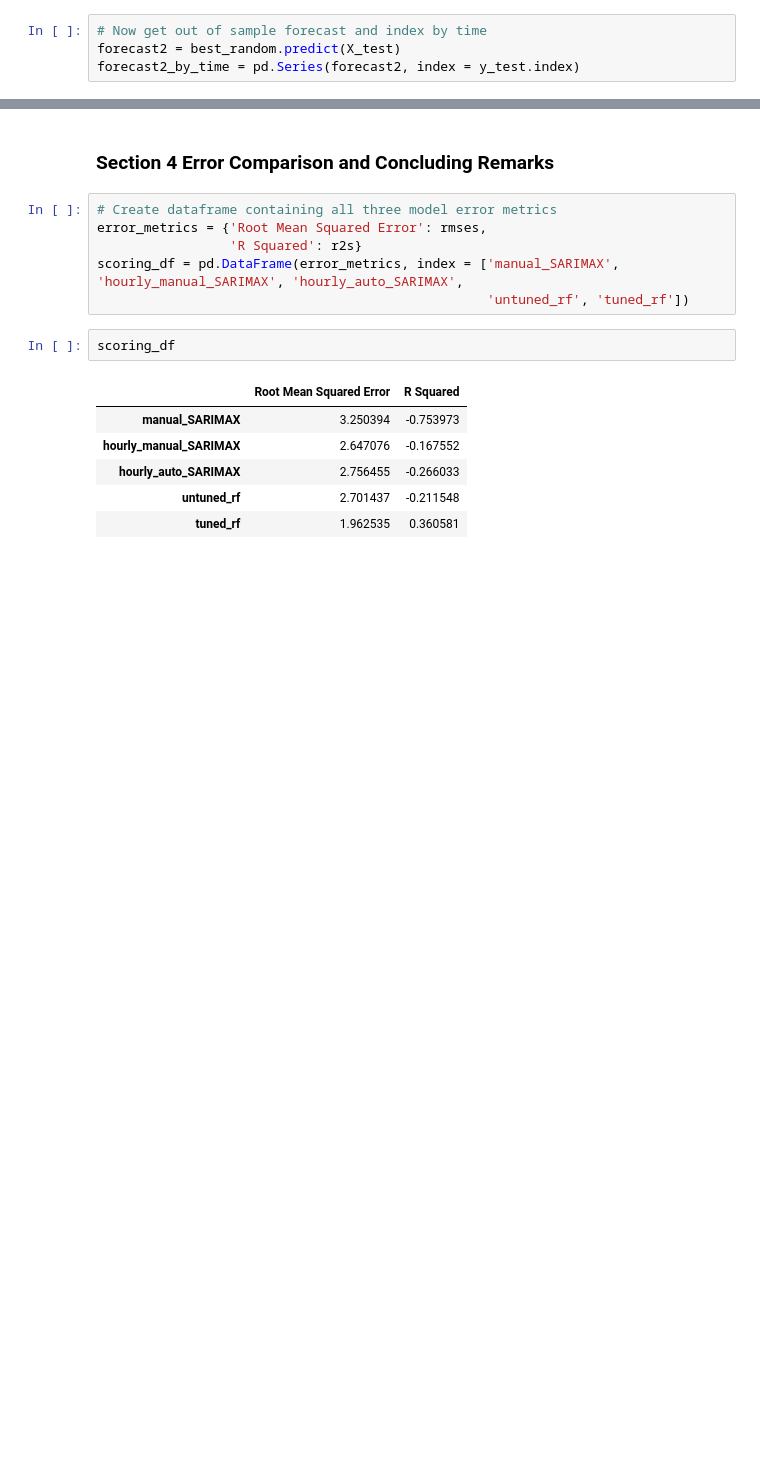
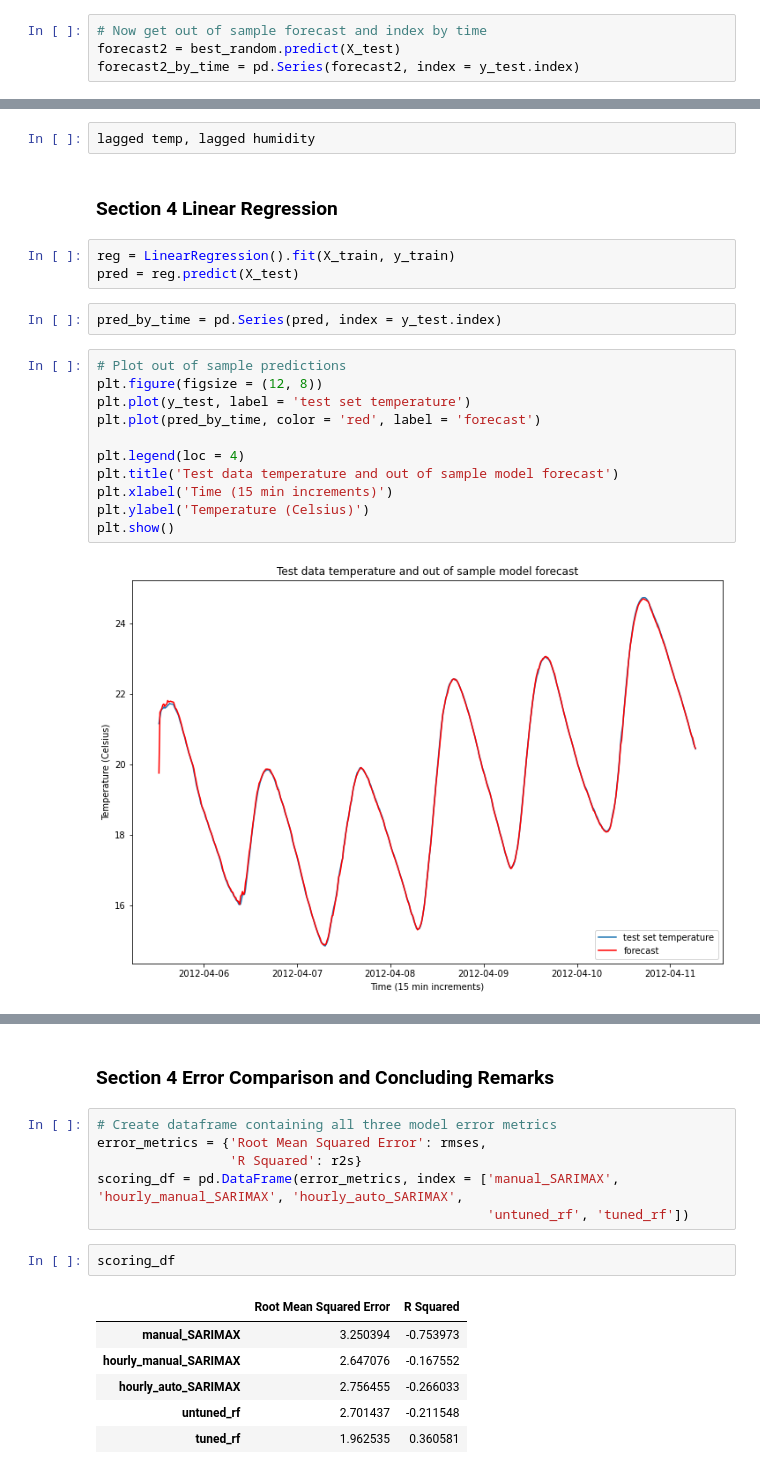
Before and after one commit to Caveexplorer/Home-Temperature-Time-Series-Forecasting, a Jupyter notebook: Notebooks/Modeling.ipynb, the cells around one changed output, grey strips where cells are left out. Saved outputs shown, nothing was run; the diff lists cells and outputs as text; blank space fills up the shorter version.

```diff
--- a/Notebooks/Modeling.ipynb
+++ b/Notebooks/Modeling.ipynb
@@ -539,0 +588,22 @@ Our model seems to have overfit by quite a bit.
+# %%
+lagged temp, lagged humidity
+# %% [markdown]
+### Section 4 Linear Regression
+# %%
+reg = LinearRegression().fit(X_train, y_train)
+pred = reg.predict(X_test)
+# %%
+pred_by_time = pd.Series(pred, index = y_test.index)
+# %%
+# Plot out of sample predictions
+plt.figure(figsize = (12, 8))
+plt.plot(y_test, label = 'test set temperature')
+plt.plot(pred_by_time, color = 'red', label = 'forecast')
+
+plt.legend(loc = 4)
+plt.title('Test data temperature and out of sample model forecast')
+plt.xlabel('Time (15 min increments)')
+plt.ylabel('Temperature (Celsius)')
+plt.show()
+# %% [output]
+[figure, added]
```
Also changed, not shown: parts of 16 cells of this notebook, 1 other file.
